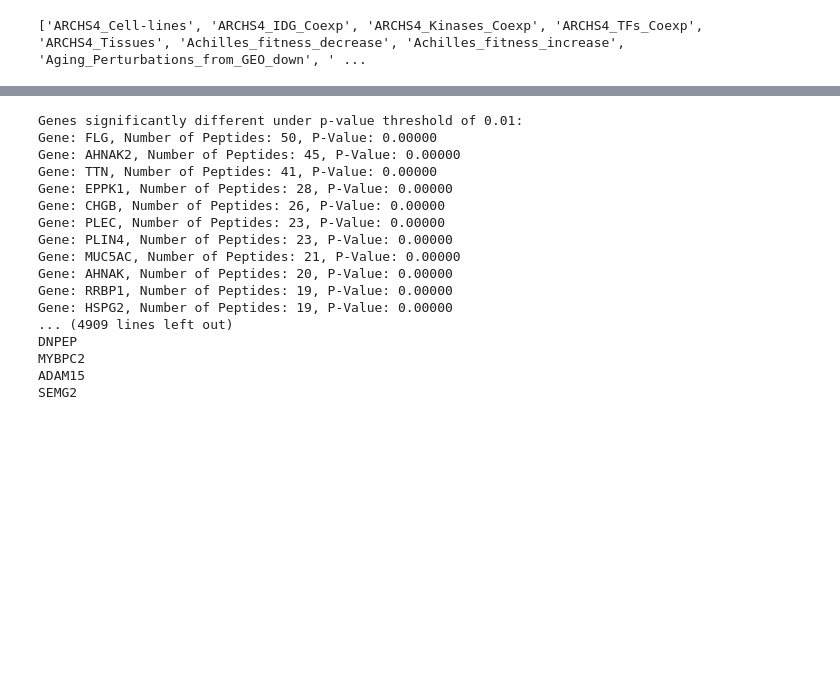
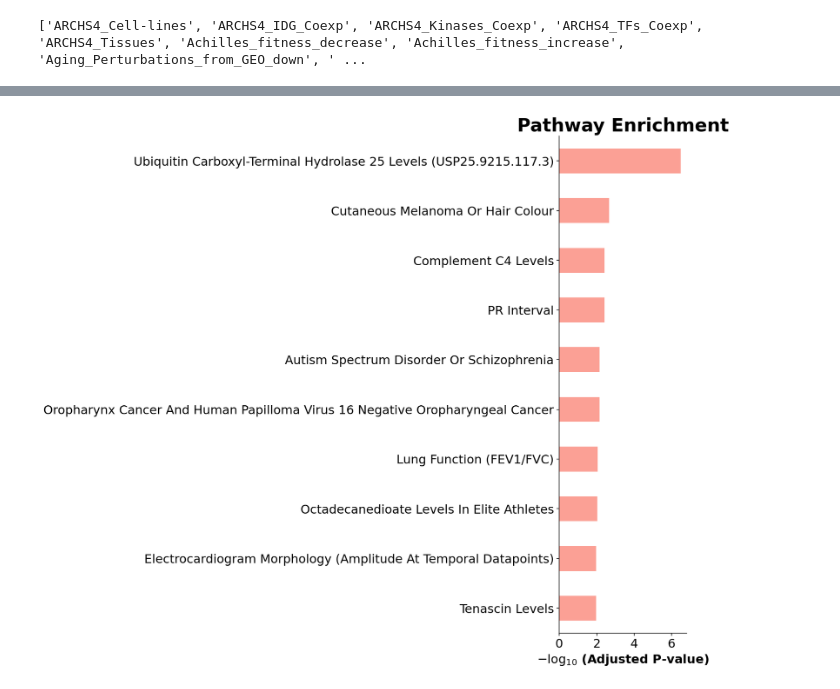
Before and after one commit to bigbio/pgt-pangenome, a Jupyter notebook: downstream_analysis.ipynb, the cells around one changed output, grey strips where cells are left out. Drawn from its saved outputs; the diff is of its cells as text; code cells hidden in the pictures; blank space fills up the shorter version.

```diff
--- a/downstream_analysis.ipynb
+++ b/downstream_analysis.ipynb
@@ -111,54 +197,21 @@ ax.figure.savefig("Pathway_Enrich.svg")
-# %%
-import pandas as pd
-from scipy import stats
-
-# Load your data into a pandas DataFrame
-# Assuming df has columns: 'Gene', 'NumberOfPeptides'
-df = pd.read_csv('count-tables/gene_symbol_peps.tsv', sep="\t")
-df.head()
-
-# Calculate the overall mean and standard deviation of the number of peptides
-overall_mean = df['Count'].mean()
-overall_std = df['Count'].std()
-
-# Initialize a dictionary to store the results
-results = {}
-
-# Perform hypothesis testing for each gene
-for _, row in df.iterrows():
-    gene = row['gene_symbol']
-    num_peptides = row['Count']
-
-    # Perform a one-sample t-test comparing the gene's number of peptides to the overall mean
-    # Since we're comparing a single gene's count to the population mean, use a z-score:
-    z_score = (num_peptides - overall_mean) / overall_std
-    p_value = stats.norm.sf(abs(z_score)) * 2  # two-tailed test for the z-score
-
-    # If the p-value is less than 0.01, the gene's expression is considered significantly different
-#     if p_value < 0.01:
-    results[gene] = {'Count': num_peptides, 'PValue': p_value}
-
-# Output the list of genes that are significantly different under the p-value threshold
-print("Genes significantly different under p-value threshold of 0.01:")
-for gene, stats in results.items():
-    print(f"Gene: {gene}, Number of Peptides: {stats['Count']}, P-Value: {stats['PValue']:.5f}")
-for gene, stats in results.items():
-    print(gene)
-# %% [output]
-Genes significantly different under p-value threshold of 0.01:
-Gene: FLG, Number of Peptides: 50, P-Value: 0.00000
-Gene: AHNAK2, Number of Peptides: 45, P-Value: 0.00000
-Gene: TTN, Number of Peptides: 41, P-Value: 0.00000
-Gene: EPPK1, Number of Peptides: 28, P-Value: 0.00000
-Gene: CHGB, Number of Peptides: 26, P-Value: 0.00000
-Gene: PLEC, Number of Peptides: 23, P-Value: 0.00000
-Gene: PLIN4, Number of Peptides: 23, P-Value: 0.00000
-Gene: MUC5AC, Number of Peptides: 21, P-Value: 0.00000
-Gene: AHNAK, Number of Peptides: 20, P-Value: 0.00000
-Gene: RRBP1, Number of Peptides: 19, P-Value: 0.00000
-Gene: HSPG2, Number of Peptides: 19, P-Value: 0.00000
-... (4909 lines left out)
-DNPEP
-MYBPC2
-ADAM15
-SEMG2
+# %%
+gene_list_more2_pathway = gp.enrichr(gene_list=over_express_list,
+ gene_sets=['GWAS_Catalog_2023'],
+ organism='Human',
+#background=gene_list_more2,
+ outdir='enrish_analysis',
+ cutoff=0.5
+ )
+ax = barplot(gene_list_more2_pathway.results,title='Pathway Enrichment',
+              column="Adjusted P-value",
+              x='Gene_set', # set x axis, so you could do a multi-sample/library comparsion
+              size=10,
+              top_term=10,
+              xticklabels_rot=45, # rotate xtick labels
+              show_ring=False, # set to False to revmove outer ring
+              marker='o',
+              figsize=(3,12),
+            )
+ax.figure.savefig("Pathway_Enrich.svg")
+# %% [output]
+[figure, added]
```
Also changed, not shown: parts of 8 cells of this notebook, 5 other files.
